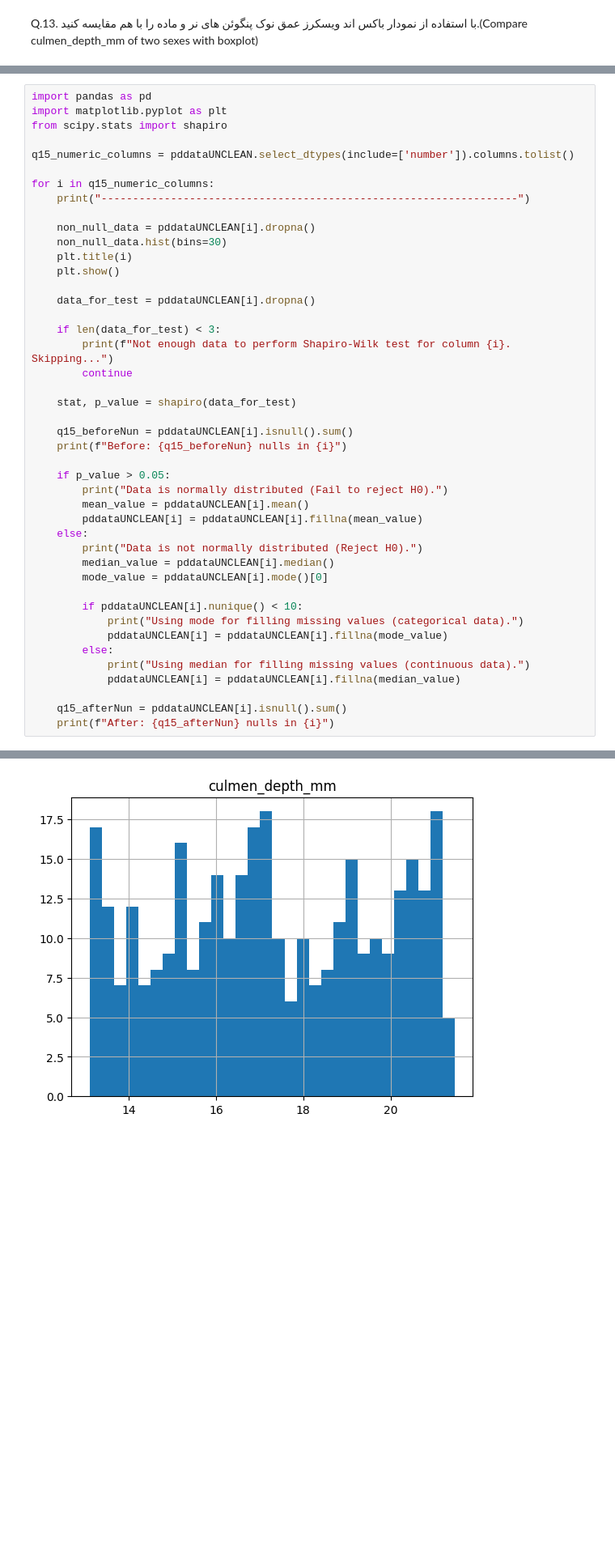
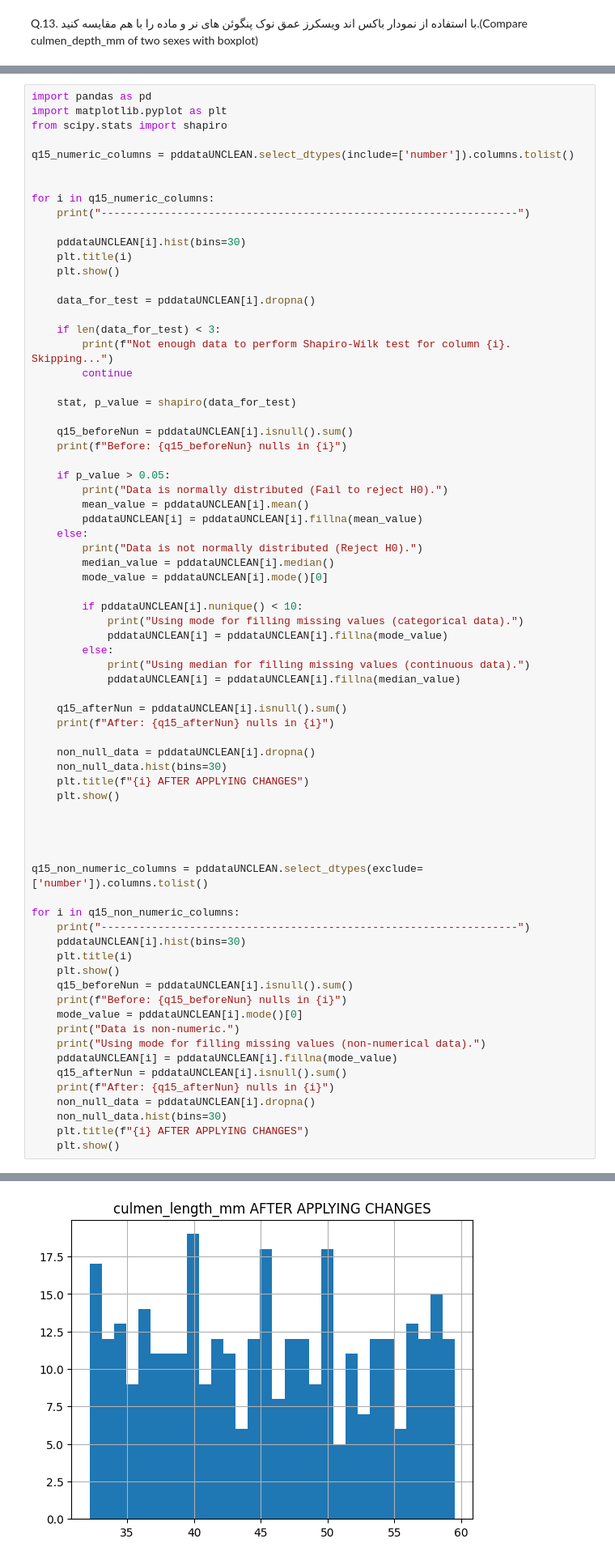
Before and after one commit to devtracer/AICourseProjects, a Jupyter notebook: main.ipynb, the cells around one changed output, grey strips where cells are left out. Shown at 81% size. Cells and saved outputs as stored; diff of their text form; blank space fills up the shorter version.

```diff
--- a/main.ipynb
+++ b/main.ipynb
@@ -509,11 +517,11 @@ from scipy.stats import shapiro
 
 q15_numeric_columns = pddataUNCLEAN.select_dtypes(include=['number']).columns.tolist()
 
+
 for i in q15_numeric_columns:
     print("------------------------------------------------------------------")
 
-    non_null_data = pddataUNCLEAN[i].dropna()
-    non_null_data.hist(bins=30)
+    pddataUNCLEAN[i].hist(bins=30)
     plt.title(i)
     plt.show()
 
@@ -546,6 +554,34 @@ for i in q15_numeric_columns:
 
     q15_afterNun = pddataUNCLEAN[i].isnull().sum()
     print(f"After: {q15_afterNun} nulls in {i}")
+
+    non_null_data = pddataUNCLEAN[i].dropna()
+    non_null_data.hist(bins=30)
+    plt.title(f"{i} AFTER APPLYING CHANGES")
+    plt.show()
+
+
+
+
+q15_non_numeric_columns = pddataUNCLEAN.select_dtypes(exclude=['number']).columns.tolist()
+
+for i in q15_non_numeric_columns:
+    print("------------------------------------------------------------------")
+    pddataUNCLEAN[i].hist(bins=30)
+    plt.title(i)
+    plt.show()
+    q15_beforeNun = pddataUNCLEAN[i].isnull().sum()
+    print(f"Before: {q15_beforeNun} nulls in {i}")
+    mode_value = pddataUNCLEAN[i].mode()[0]
+    print("Data is non-numeric.")
+    print("Using mode for filling missing values (non-numerical data).")
+    pddataUNCLEAN[i] = pddataUNCLEAN[i].fillna(mode_value)
+    q15_afterNun = pddataUNCLEAN[i].isnull().sum()
+    print(f"After: {q15_afterNun} nulls in {i}")
+    non_null_data = pddataUNCLEAN[i].dropna()
+    non_null_data.hist(bins=30)
+    plt.title(f"{i} AFTER APPLYING CHANGES")
+    plt.show()
 # %% [output]
 ------------------------------------------------------------------
 [figure]
@@ -557 +592 @@ After: 0 nulls in culmen_length_mm
-[figure, old version]
+[figure, new version]
```
Also changed, not shown: parts of 3 cells of this notebook.
